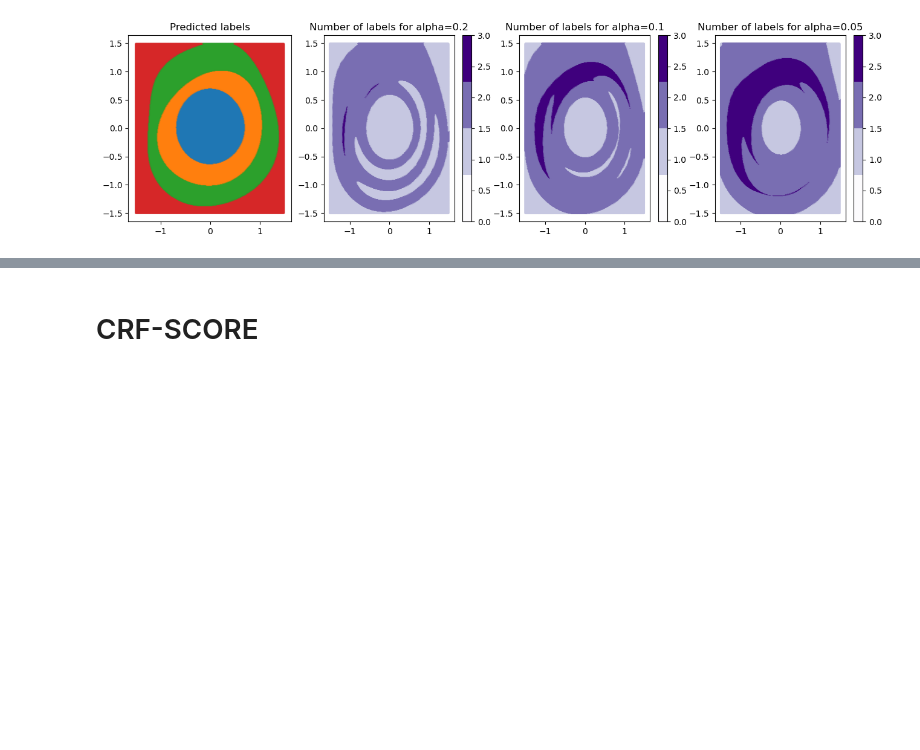
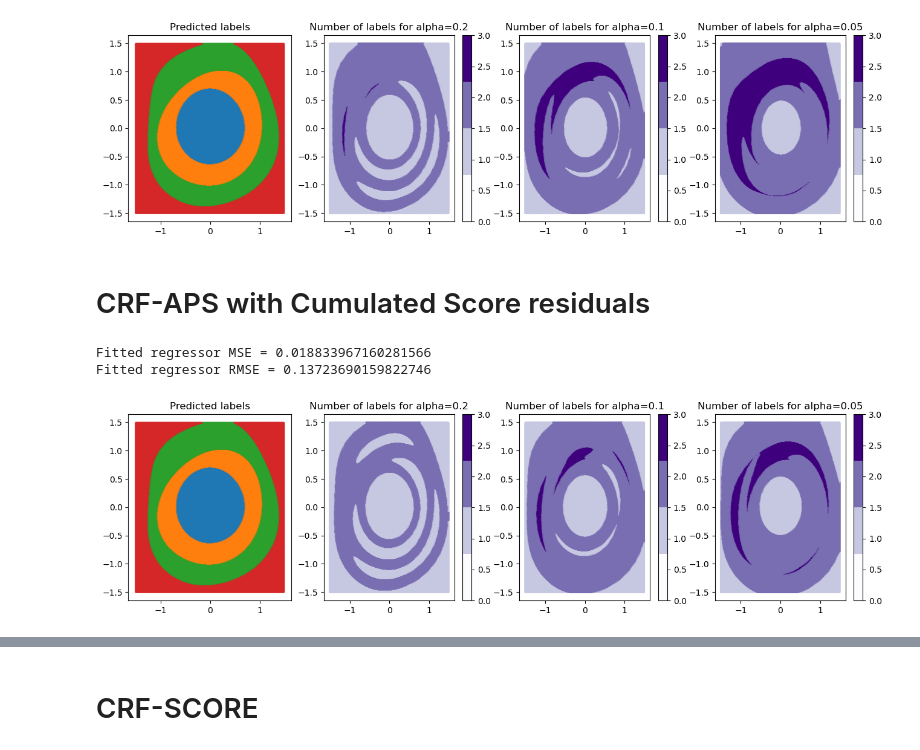
Before and after one commit to simai-ml/MAPIE, a Jupyter notebook: notebooks/generated_dataset.ipynb, the cells around one changed output, grey strips where cells are left out. Cells and saved outputs as stored; diff of their text form; code cells hidden in the pictures; blank space fills up the shorter version.

```diff
--- a/notebooks/generated_dataset.ipynb
+++ b/notebooks/generated_dataset.ipynb
@@ -318,12 +308,7 @@ plt.axis("equal")
 # %% [markdown]
 # Prediction Model
 # %%
-# # SVC Classifier
-# param_grid = {'C': [0.1, 1, 10, 100], 'gamma': [1, 0.1, 0.01, 0.001],'kernel': ['rbf'], 'probability': [True]}
+model = SVC(probability=True).fit(X_train_masked, y_train_masked)
+model_preds = model.predict(X_test)
 
-# grid = GridSearchCV(SVC(), param_grid, refit=True, verbose=1)
-# grid.fit(X_train_masked, y_train_masked)
-# grid_predictions = grid.predict(X_test)
-
-# print(grid.best_estimator_)
-# print(f'Accuracy score is : {accuracy_score(y_test, grid_predictions):.3f}')
+print(f'Accuracy score is : {accuracy_score(y_test, model_preds):.3f}')
@@ -337,7 +317,7 @@ Accuracy score is : 0.839
 # %% [markdown]
 # SCORE Method
 # %%
-mapie_score = MapieClassifier(estimator=grid, cv="prefit", method="score")
+mapie_score = MapieClassifier(estimator=model, cv="prefit", method="score")
 mapie_score.fit(X_cal_masked, y_cal_masked)
 alpha = [0.2, 0.1, 0.05]
 y_pred_score, y_ps_score = mapie_score.predict(X_test_mesh, alpha=alpha)
@@ -367,3 +347,5 @@ array([[       nan, 0.94855305, 1.        , 1.        ,        nan],
 plot_results(alpha, X_test_mesh, y_pred_aps, y_ps_aps)
 # %% [output]
 [figure]
+# %% [markdown]
+# CRF-APS with Cumulated Score residuals
@@ -369,0 +357,20 @@ plot_results(alpha, X_test_mesh, y_pred_aps, y_ps_aps)
+# %%
+evaluate_regressor(model=model, regressor=regr_aps, X_calibration=X_cal_masked, y_calibration=y_cal_masked, method='crf_aps')
+# %% [output]
+Fitted regressor MSE = 0.018833967160281566
+Fitted regressor RMSE = 0.13723690159822746
+# %%
+##### Instanciate MapieClassifier #####
+mapie_crf_aps = MapieClassifier(estimator=model, cv="prefit", method="crf_aps")
+
+##### Predict residuals and fit MapieClassifier #####
+y_cal_pred_res_aps = regr_aps.predict(X_cal_masked)
+mapie_crf_aps.fit(X_cal_masked, y_cal_masked, residuals=y_cal_pred_res_aps)
+
+##### Predict test residuals and predict sets #####
+y_test_mesh_pred_res_aps = regr_aps.predict(X_test_mesh)
+y_pred_aps_crf, y_ps_aps_crf = mapie_crf_aps.predict(X_test_mesh, alpha=alpha, residuals=y_test_mesh_pred_res_aps)
+
+plot_results(alpha, X_test_mesh, y_pred_aps_crf, y_ps_aps_crf)
+# %% [output]
+[figure, added]
```
Also changed, not shown: parts of 59 cells of this notebook.
